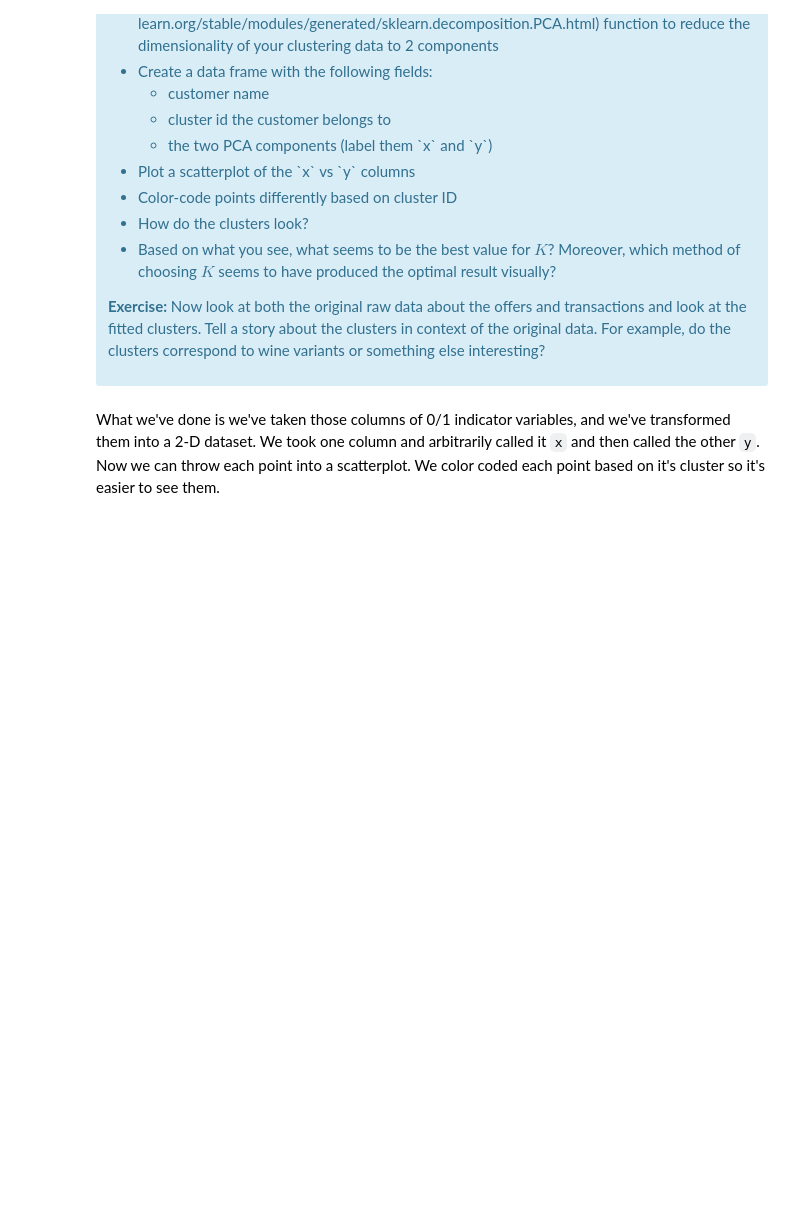
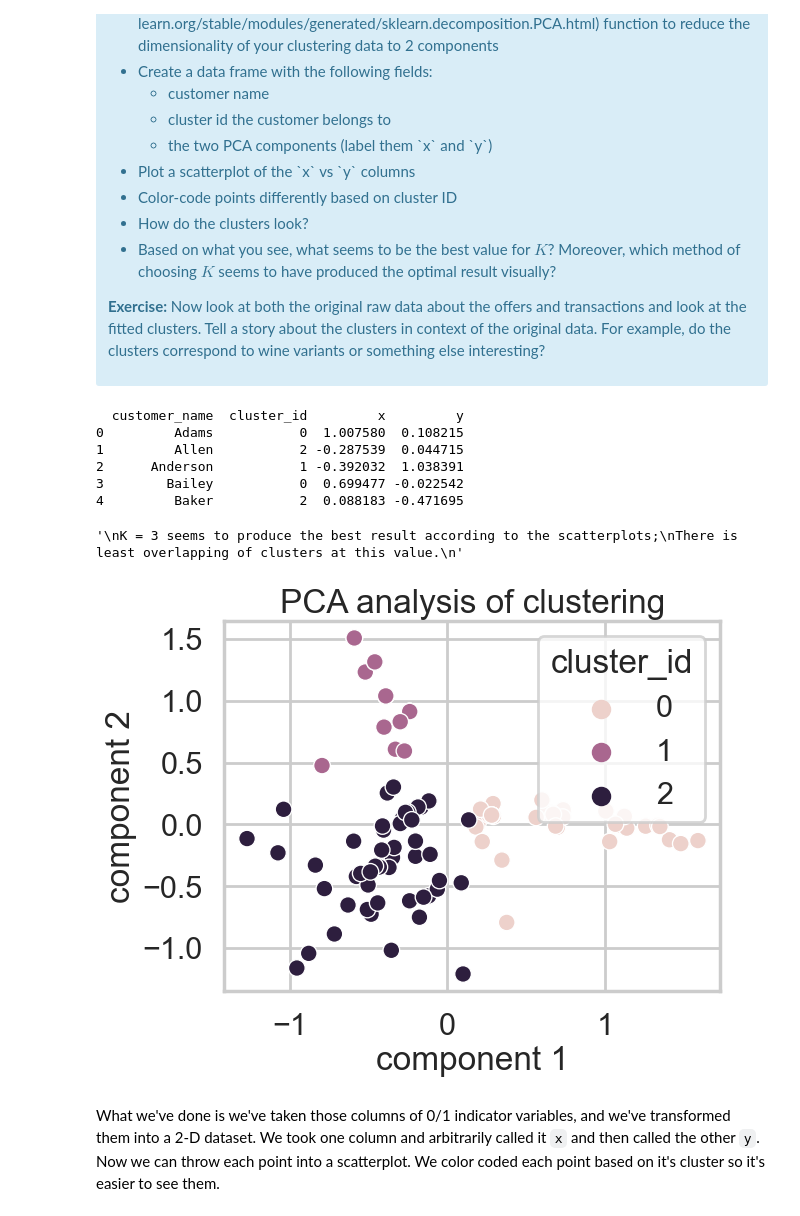
Before and after one commit to hao-udoin/Springboard-data-science, a Jupyter notebook: 15.6 K-means Clustering/Clustering Case Study - Customer Segmentation with K-Means - Tier 3.ipynb, the cells around one changed output. Drawn from its saved outputs; the diff is of its cells as text; code cells hidden in the pictures; blank space fills up the shorter version.

```diff
--- a/15.6 K-means Clustering/Clustering Case Study - Customer Segmentation with K-Means - Tier 3.ipynb
+++ b/15.6 K-means Clustering/Clustering Case Study - Customer Segmentation with K-Means - Tier 3.ipynb
@@ -389,3 +383,43 @@ pca.fit(X)
+# %%
+#your turn
+
+#Use scikit-learn's [`PCA`] function to reduce the dimensionality of your clustering data to 2 components
+kmeans = KMeans(n_clusters=3, n_init=25)
+kmeans.fit(x_cols)
+
+#Create a data frame with the following fields:
+from sklearn.decomposition import PCA
+pca = PCA(n_components=2)
+x,y = pca.fit_transform(x_cols)[:,0], pca.fit_transform(x_cols)[:,1]
+
+df4 = table.rename_axis(None, axis=1).reset_index(drop=False)
+df4.drop(columns=df4.columns[1:34], inplace=True)
+df4['cluster_id'] = kmeans.labels_
+df4['x'] = x
+df4['y'] = y
+print(df4.head())
+
+#Plot a scatterplot of the `x` vs `y` columns
+#Color-code points differently based on cluster ID
+
+ax = sns.scatterplot(data=df4, x='x', y='y', hue='cluster_id')
+ax.set_title('PCA analysis of clustering')
+ax.set_xlabel('component 1')
+ax.set_ylabel('component 2')
+
+'''
+K = 3 seems to produce the best result according to the scatterplots;
+There is least overlapping of clusters at this value.
+'''
+# %% [output]
+  customer_name  cluster_id         x         y
+0         Adams           0  1.007580  0.108215
+1         Allen           2 -0.287539  0.044715
+2      Anderson           1 -0.392032  1.038391
+3        Bailey           0  0.699477 -0.022542
+4         Baker           2  0.088183 -0.471695
+'\nK = 3 seems to produce the best result according to the scatterplots;\nThere is least overlapping of clusters at this value.\n'
+[figure, added]
 # %% [markdown]
 What we've done is we've taken those columns of 0/1 indicator variables, and we've transformed them into a 2-D dataset. We took one column and arbitrarily called it `x` and then called the other `y`. Now we can throw each point into a scatterplot. We color coded each point based on it's cluster so it's easier to see them.
 # %% [markdown]
```
Also changed, not shown: parts of 13 cells of this notebook.
